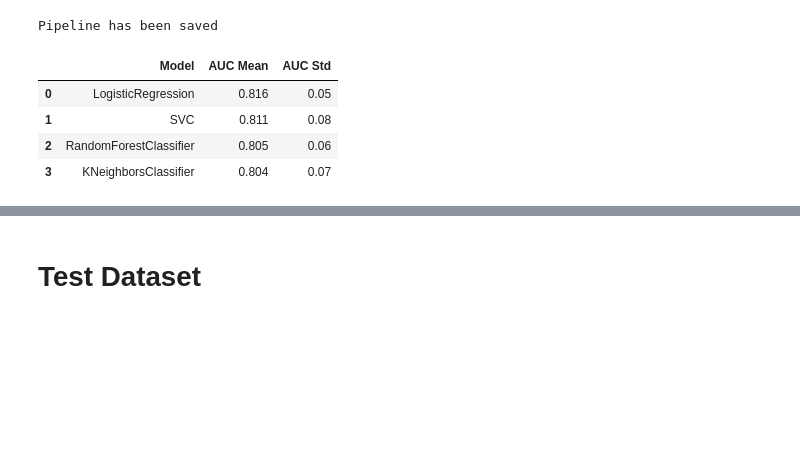
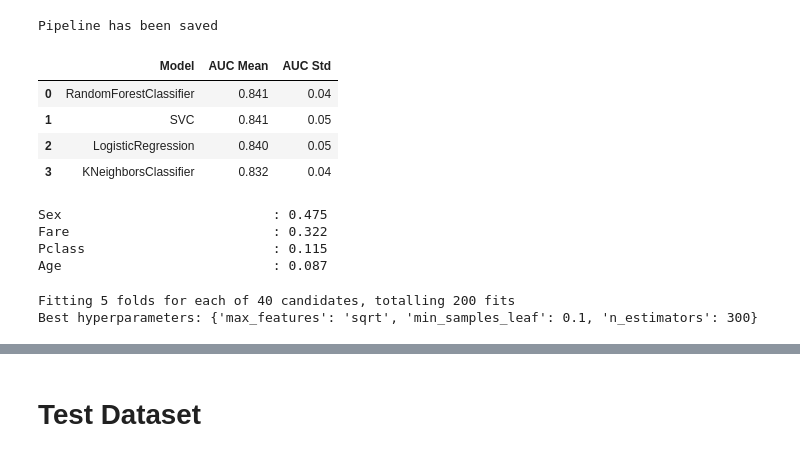
Before and after one commit to Caetanoog18/Titanic, a Jupyter notebook: titanic.ipynb, the cells around one changed output, grey strips where cells are left out. Cells and saved outputs as stored; diff of their text form; code cells hidden in the pictures; blank space fills up the shorter version.

```diff
--- a/titanic.ipynb
+++ b/titanic.ipynb
@@ -129,7 +131,7 @@ class TrainPreprocessing(Preprocessing):
             graph.show()
 
     def removing_outliers(self):
-        outliers_columns = ["Fare", "SibSp", "Parch"]
+        outliers_columns = ["Fare", "SibSp"]
         for column in outliers_columns:
             q1 = self.train[column].quantile(0.25)
             q3 = self.train[column].quantile(0.75)
@@ -139,7 +141,7 @@ class TrainPreprocessing(Preprocessing):
             self.train = self.train[(self.train[column] >= lower_bound) & (self.train[column] <= upper_bound)]
 
     def splitting_data(self):
-        self.X = self.train[["Pclass", "Sex", "Age", "Fare", "Parch"]]
+        self.X = self.train[["Pclass", "Sex", "Age", "Fare"]]
         self.y = self.train["Survived"]
         self.X_train, self.X_test, self.y_train, self.y_test = train_test_split(self.X, self.y, test_size=0.3,random_state=42)
 
@@ -352,9 +471,20 @@ Pipeline has been saved
 # %%
 train_model = TrainRFC()
 train_model.evaluate_models()
+train_model.train_model()
+train_model.get_important_features()
 # %% [output]
 |  | Model | AUC Mean | AUC Std |
-| 0 | LogisticRegression | 0.816 | 0.05 |
-| 1 | SVC | 0.811 | 0.08 |
-| 2 | RandomForestClassifier | 0.805 | 0.06 |
-| 3 | KNeighborsClassifier | 0.804 | 0.07 |
+| 0 | RandomForestClassifier | 0.841 | 0.04 |
+| 1 | SVC | 0.841 | 0.05 |
+| 2 | LogisticRegression | 0.840 | 0.05 |
+| 3 | KNeighborsClassifier | 0.832 | 0.04 |
+Sex                           : 0.475
+Fare                          : 0.322
+Pclass                        : 0.115
+Age                           : 0.087
+# %%
+train_model.select_best_hyperparameters()
+# %% [output]
+Fitting 5 folds for each of 40 candidates, totalling 200 fits
+Best hyperparameters: {'max_features': 'sqrt', 'min_samples_leaf': 0.1, 'n_estimators': 300}
```
Also changed, not shown: parts of 5 cells of this notebook, 2 other files.
